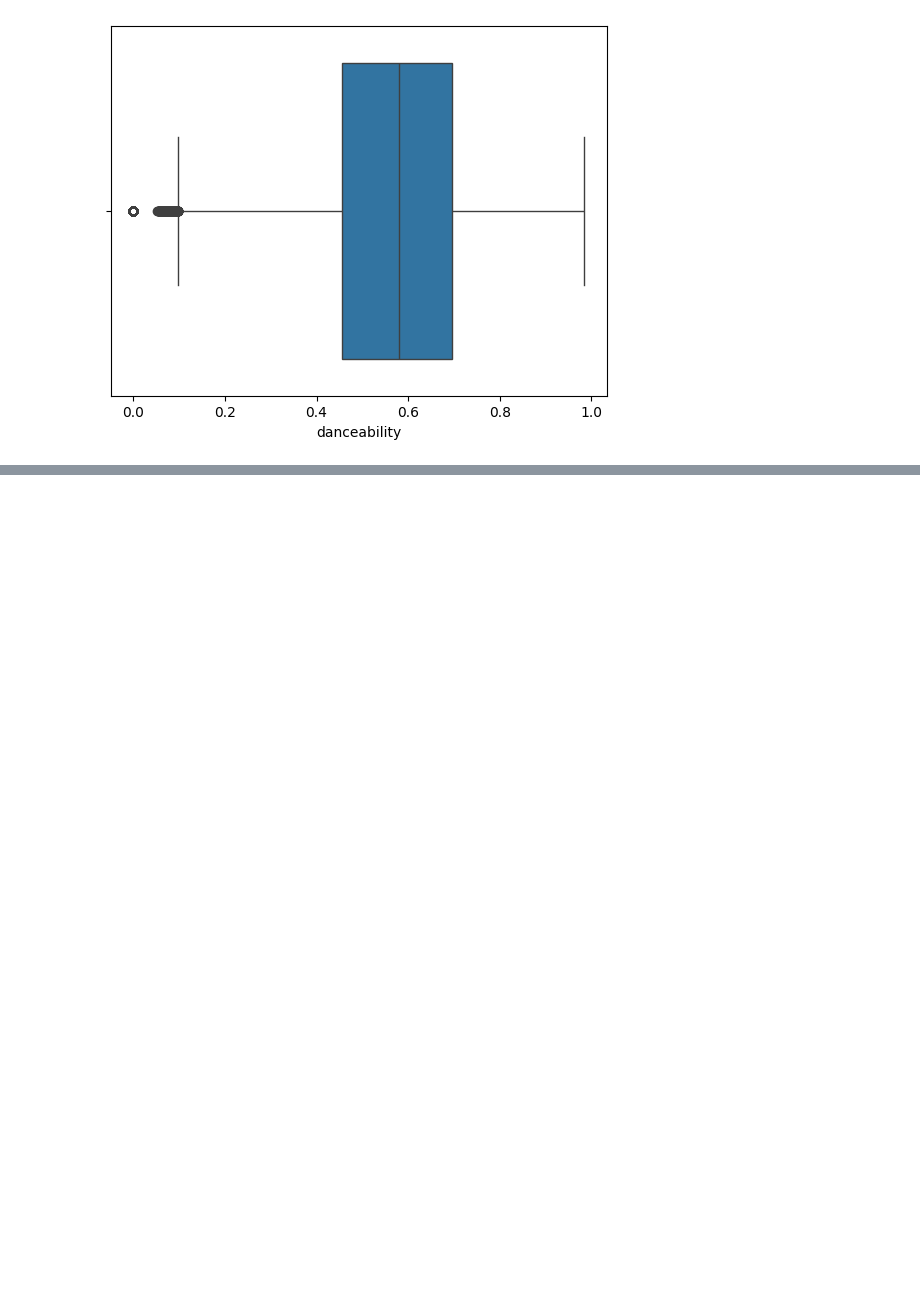
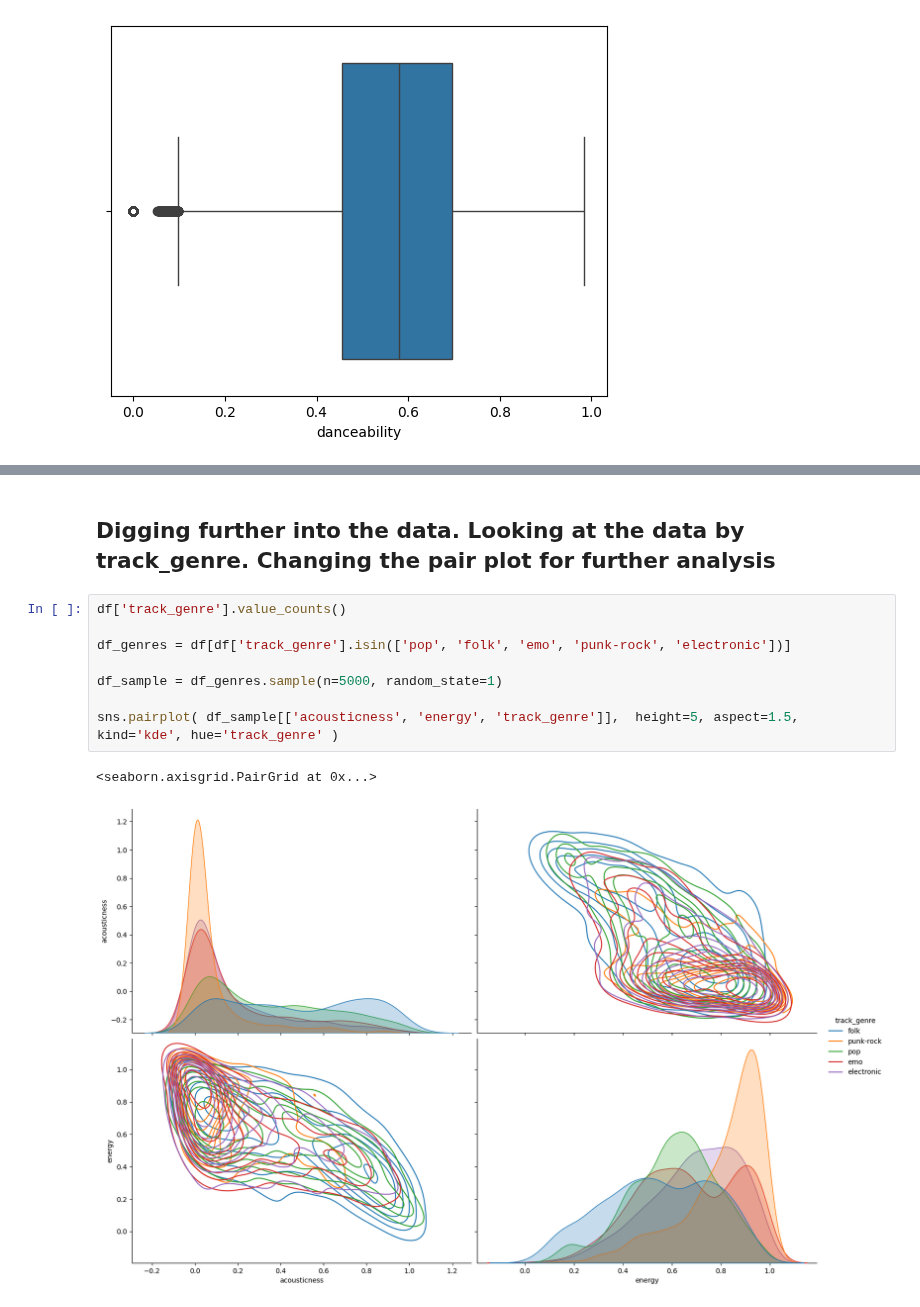
Before and after one commit to ckongshaug87/spotify_eda_chrissykongshaug, a Jupyter notebook: notebook/spotify.ipynb, the cells around one changed output, grey strips where cells are left out. Drawn from its saved outputs; the diff is of its cells as text; blank space fills up the shorter version.

```diff
--- a/notebook/spotify.ipynb
+++ b/notebook/spotify.ipynb
@@ -178,0 +225,13 @@ sns.boxplot(x=df['danceability'])
+# %% [markdown]
+## Digging further into the data. Looking at the data by track_genre. Changing the pair plot for further analysis
+# %%
+df['track_genre'].value_counts()
+
+df_genres = df[df['track_genre'].isin(['pop', 'folk', 'emo', 'punk-rock', 'electronic'])]
+
+df_sample = df_genres.sample(n=5000, random_state=1)
+
+sns.pairplot( df_sample[['acousticness', 'energy', 'track_genre']],  height=5, aspect=1.5, kind='kde', hue='track_genre' )
+# %% [output]
+<seaborn.axisgrid.PairGrid at 0x...>
+[figure, added]
```
Also changed, not shown: parts of 5 cells of this notebook.
